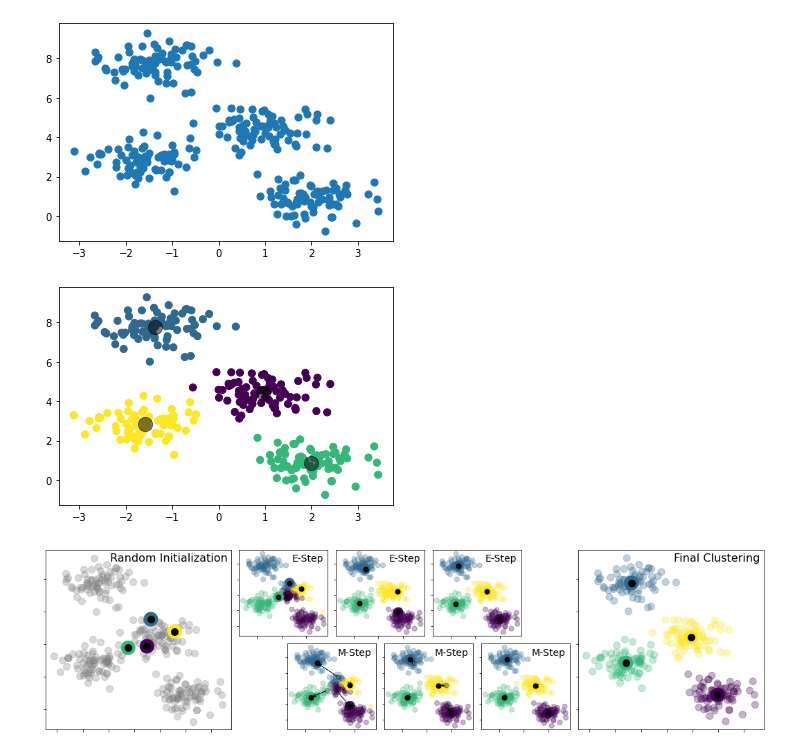
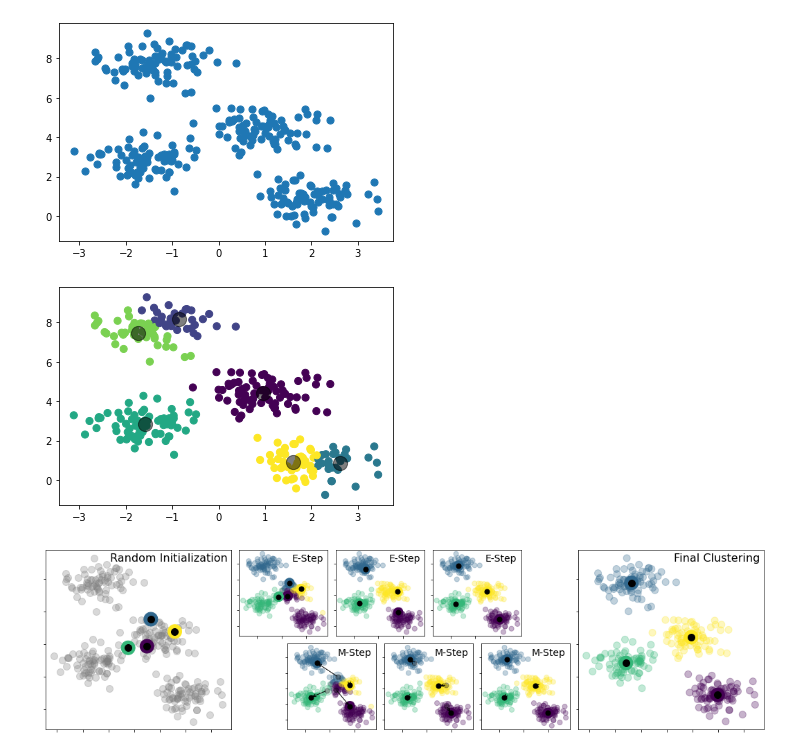
Before and after one commit to MarcusJoha/IDATT2502-Machine-Learning, a Jupyter notebook: oblig7/Unsupervised learning(2).ipynb, the cells around one changed output. Cells and saved outputs as stored; diff of their text form; code cells hidden in the pictures.

```diff
--- a/oblig7/Unsupervised learning(2).ipynb
+++ b/oblig7/Unsupervised learning(2).ipynb
@@ -58,16 +58,16 @@ plt.scatter(X[:, 0], X[:, 1], s=50);
 [figure]
 # %%
 from sklearn.cluster import KMeans
-kmeans = KMeans(n_clusters=4)
+kmeans = KMeans(n_clusters=6)
 kmeans.fit(X)
 y_kmeans = kmeans.predict(X)
 
 plt.scatter(X[:, 0], X[:, 1], c=y_kmeans, s=50, cmap='viridis')
 
 centers = kmeans.cluster_centers_
 plt.scatter(centers[:, 0], centers[:, 1], c='black', s=200, alpha=0.5);
 # %% [output]
-[figure, old version]
+[figure, new version]
 # %%
 from sklearn.datasets.samples_generator import make_blobs
 from sklearn.metrics import pairwise_distances_argmin
```
Also changed, not shown: 5 other files.
